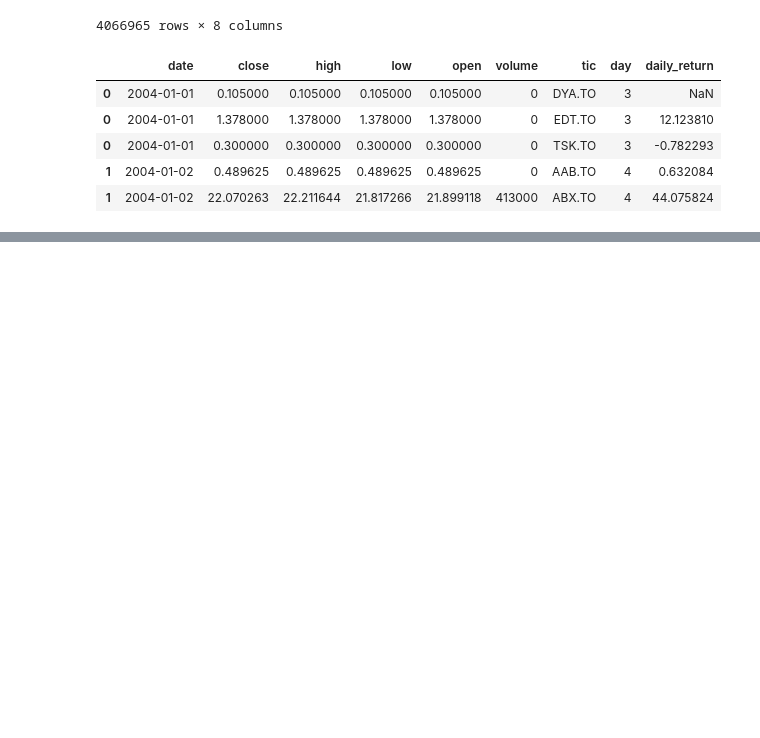
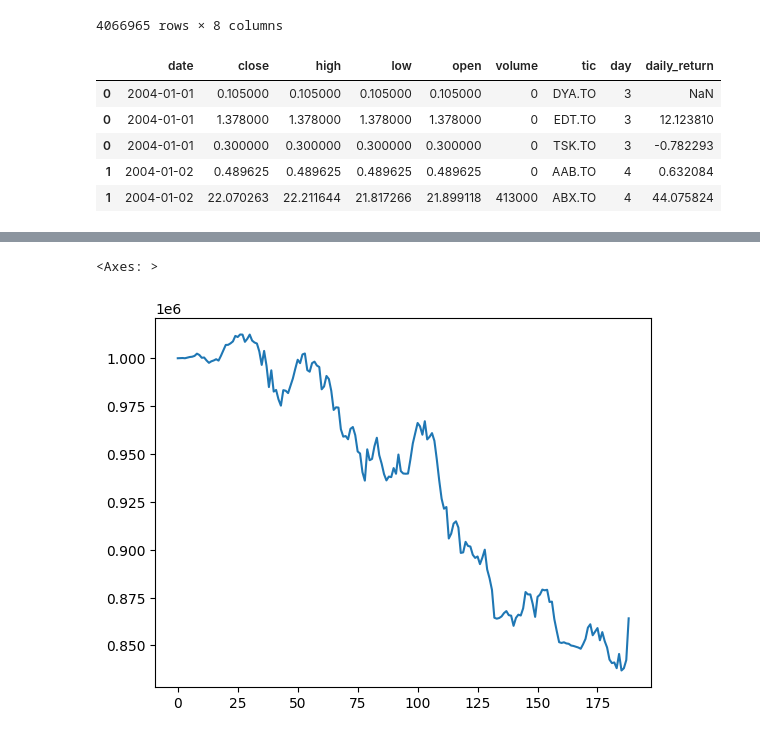
Before and after one commit to LCM-W25-3035/PortfolioAllocationRL, a Jupyter notebook: src/Model_building_DDPG.ipynb, the cells around one changed output, grey strips where cells are left out. Saved outputs shown, nothing was run; the diff lists cells and outputs as text; code cells hidden in the pictures; blank space fills up the shorter version.

Commit message:
Added the code for back test

```diff
--- a/src/Model_building_DDPG.ipynb
+++ b/src/Model_building_DDPG.ipynb
@@ -193,0 +209,10 @@ Stock Dimension: 1631, State Space: 9787
+# %%
+rebalance_window = 63 # rebalance_window is the number of days to retrain the model
+validation_window = 63 # validation_window is the number of days to do validation and trading (e.g. if validation_window=63, then both validation and trading period will be 63 days)
+
+ensemble_agent = DRLEnsembleAgent(df,
+                 train_period=(TRAIN_START_DATE,TRAIN_END_DATE),
+                 val_test_period=(TEST_START_DATE,TEST_END_DATE),
+                 rebalance_window=rebalance_window,
+                 validation_window=validation_window,
+                 **env_kwargs)
@@ -193,0 +275,21 @@ Stock Dimension: 1631, State Space: 9787
+# %%
+processed=df
+# %%
+unique_trade_date = processed[(processed.date > TEST_START_DATE)&(processed.date <= TEST_END_DATE)].date.unique()
+# %%
+import pandas as pd
+
+df_account_value = pd.DataFrame()
+
+for i in range(rebalance_window + validation_window, len(unique_trade_date) + 1, rebalance_window):
+    temp = pd.read_csv('results/account_value_trade_{}_{}.csv'.format('ensemble', i))
+
+    # Fix: Use pd.concat() instead of .append()
+    df_account_value = pd.concat([df_account_value, temp], ignore_index=True)
+
+# Compute Sharpe Ratio
+sharpe = (252 ** 0.5) * df_account_value.account_value.pct_change(1).mean() / df_account_value.account_value.pct_change(1).std()
+print('Sharpe Ratio:', sharpe)
+
+# Fix any potential DataFrame joining issues
+df_account_value = df_account_value.merge(df_trade_date[validation_window:].reset_index(drop=True), left_index=True, right_index=True, how='left')
@@ -193,0 +307,6 @@ Stock Dimension: 1631, State Space: 9787
+# %%
+%matplotlib inline
+df_account_value.account_value.plot()
+# %% [output]
+<Axes: >
+[figure, added]
```
Also changed, not shown: parts of 12 cells of this notebook.
